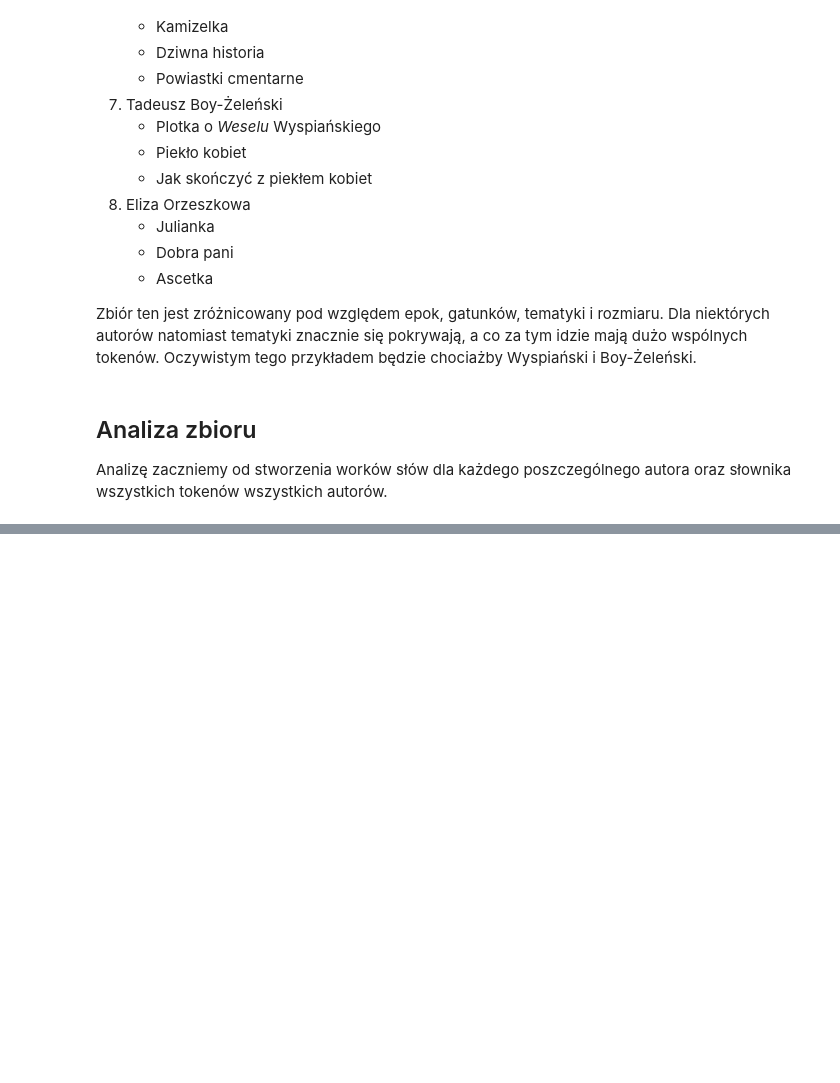
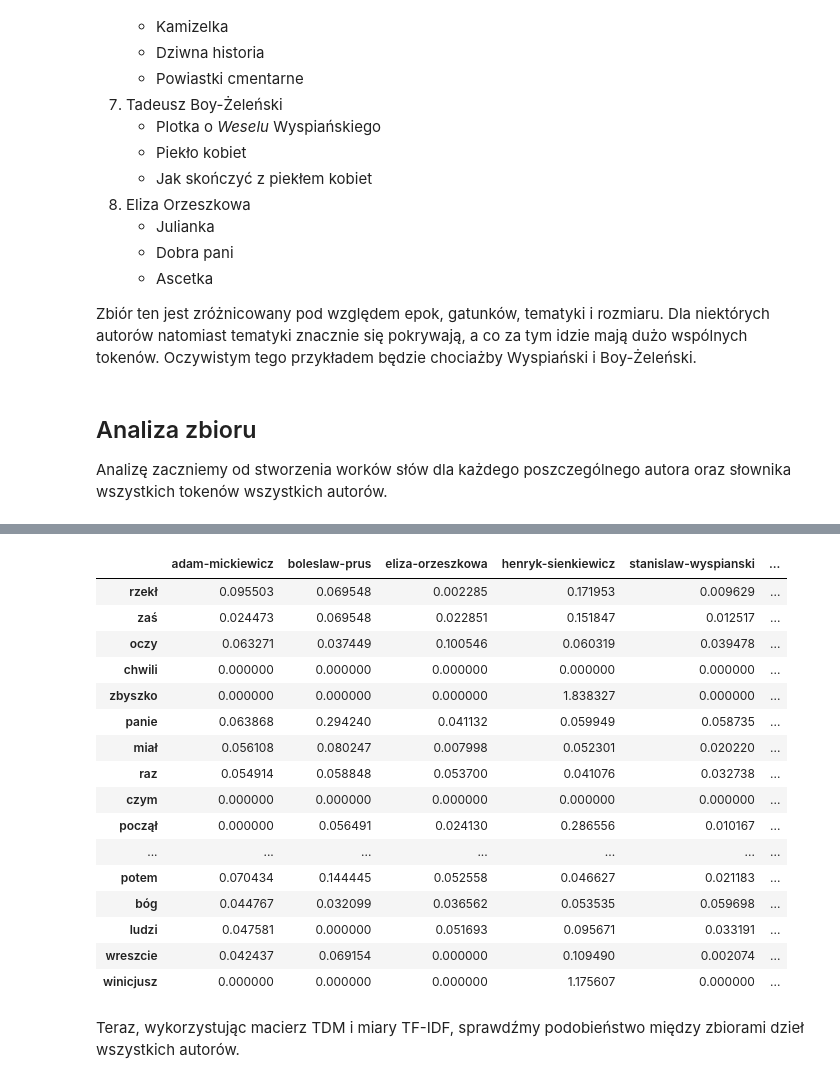
Before and after one commit to mihawb/literary-work-analyser, a Jupyter notebook: docs/API Wolnych lektur & omówienie zbioru.ipynb, the cells around one changed output, grey strips where cells are left out. Saved outputs shown, nothing was run; the diff lists cells and outputs as text; code cells hidden in the pictures; blank space fills up the shorter version.

```diff
--- a/docs/API Wolnych lektur & omówienie zbioru.ipynb
+++ b/docs/API Wolnych lektur & omówienie zbioru.ipynb
@@ -318,0 +334,23 @@ TDMall
+# %%
+tfidf = policz_tfidf(TDMall)
+tfidf.head(20)
+# %% [output]
+|  | adam-mickiewicz | boleslaw-prus | eliza-orzeszkowa | henryk-sienkiewicz | stanislaw-wyspianski | ... |
+| rzekł | 0.095503 | 0.069548 | 0.002285 | 0.171953 | 0.009629 | ... |
+| zaś | 0.024473 | 0.069548 | 0.022851 | 0.151847 | 0.012517 | ... |
+| oczy | 0.063271 | 0.037449 | 0.100546 | 0.060319 | 0.039478 | ... |
+| chwili | 0.000000 | 0.000000 | 0.000000 | 0.000000 | 0.000000 | ... |
+| zbyszko | 0.000000 | 0.000000 | 0.000000 | 1.838327 | 0.000000 | ... |
+| panie | 0.063868 | 0.294240 | 0.041132 | 0.059949 | 0.058735 | ... |
+| miał | 0.056108 | 0.080247 | 0.007998 | 0.052301 | 0.020220 | ... |
+| raz | 0.054914 | 0.058848 | 0.053700 | 0.041076 | 0.032738 | ... |
+| czym | 0.000000 | 0.000000 | 0.000000 | 0.000000 | 0.000000 | ... |
+| począł | 0.000000 | 0.056491 | 0.024130 | 0.286556 | 0.010167 | ... |
+| ... | ... | ... | ... | ... | ... | ... |
+| potem | 0.070434 | 0.144445 | 0.052558 | 0.046627 | 0.021183 | ... |
+| bóg | 0.044767 | 0.032099 | 0.036562 | 0.053535 | 0.059698 | ... |
+| ludzi | 0.047581 | 0.000000 | 0.051693 | 0.095671 | 0.033191 | ... |
+| wreszcie | 0.042437 | 0.069154 | 0.000000 | 0.109490 | 0.002074 | ... |
+| winicjusz | 0.000000 | 0.000000 | 0.000000 | 1.175607 | 0.000000 | ... |
+# %% [markdown]
+Teraz, wykorzystując macierz TDM i miary TF-IDF, sprawdźmy podobieństwo między zbiorami dzieł wszystkich autorów.
```
Also changed, not shown: parts of 13 cells of this notebook.
